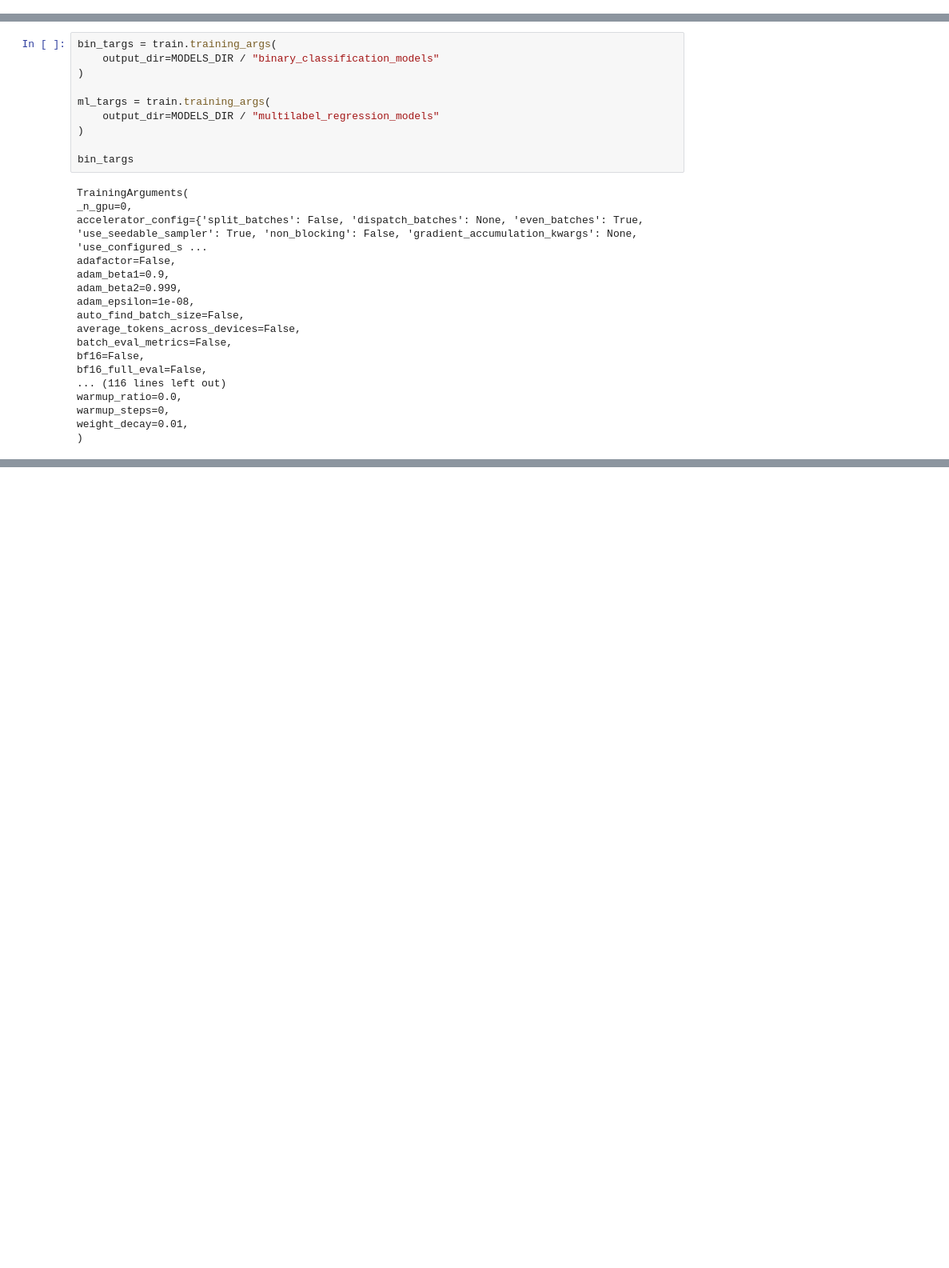
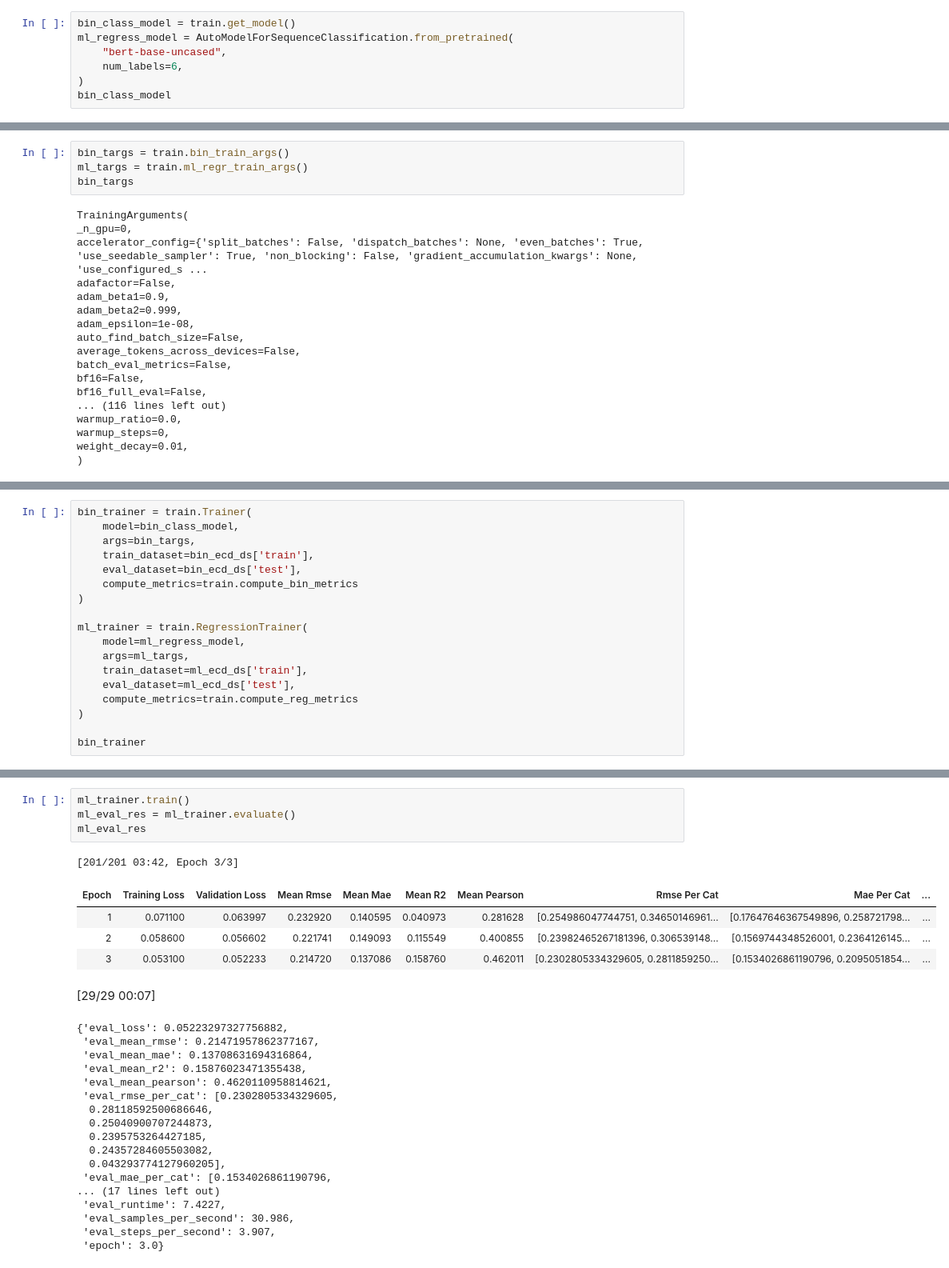
Before and after one commit to dlsmallw/NLPinitiative, a Jupyter notebook: notebooks/Data_Preparation_Notes.ipynb, the cells around one changed output, grey strips where cells are left out. Shown at 80% size. Cells and saved outputs as stored; diff of their text form; blank space fills up the shorter version.

Commit message:
Task-261 Implement and tweak training logic

```diff
--- a/notebooks/Data_Preparation_Notes.ipynb
+++ b/notebooks/Data_Preparation_Notes.ipynb
@@ -220,0 +184,7 @@ BertForSequenceClassification(
+# %%
+bin_class_model = train.get_model()
+ml_regress_model = AutoModelForSequenceClassification.from_pretrained(
+    "bert-base-uncased",
+    num_labels=6,
+)
+bin_class_model
@@ -221,14 +213,8 @@ BertForSequenceClassification(
 # %% [markdown]
 # Initializing training arguments:
 # %%
-bin_targs = train.training_args(
-    output_dir=MODELS_DIR / "binary_classification_models"
-)
-
-ml_targs = train.training_args(
-    output_dir=MODELS_DIR / "multilabel_regression_models"
-)
-
+bin_targs = train.bin_train_args()
+ml_targs = train.ml_regr_train_args()
 bin_targs
 # %% [output]
 TrainingArguments(
@@ -250,0 +239,18 @@ weight_decay=0.01,
+# %%
+bin_trainer = train.Trainer(
+    model=bin_class_model,
+    args=bin_targs,
+    train_dataset=bin_ecd_ds['train'],
+    eval_dataset=bin_ecd_ds['test'],
+    compute_metrics=train.compute_bin_metrics
+)
+
+ml_trainer = train.RegressionTrainer(
+    model=ml_regress_model,
+    args=ml_targs,
+    train_dataset=ml_ecd_ds['train'],
+    eval_dataset=ml_ecd_ds['test'],
+    compute_metrics=train.compute_reg_metrics
+)
+
+bin_trainer
@@ -250,0 +287,28 @@ weight_decay=0.01,
+# %%
+ml_trainer.train()
+ml_eval_res = ml_trainer.evaluate()
+ml_eval_res
+# %% [output]
+[201/201 03:42, Epoch 3/3]
+| Epoch | Training Loss | Validation Loss | Mean Rmse | Mean Mae | Mean R2 | Mean Pearson | Rmse Per Cat | Mae Per Cat | ... |
+| 1 | 0.071100 | 0.063997 | 0.232920 | 0.140595 | 0.040973 | 0.281628 | [0.254986047744751, 0.34650146961... | [0.17647646367549896, 0.258721798... | ... |
+| 2 | 0.058600 | 0.056602 | 0.221741 | 0.149093 | 0.115549 | 0.400855 | [0.23982465267181396, 0.306539148... | [0.1569744348526001, 0.2364126145... | ... |
+| 3 | 0.053100 | 0.052233 | 0.214720 | 0.137086 | 0.158760 | 0.462011 | [0.2302805334329605, 0.2811859250... | [0.1534026861190796, 0.2095051854... | ... |
+[29/29 00:07]
+{'eval_loss': 0.05223297327756882,
+ 'eval_mean_rmse': 0.21471957862377167,
+ 'eval_mean_mae': 0.13708631694316864,
+ 'eval_mean_r2': 0.15876023471355438,
+ 'eval_mean_pearson': 0.4620110958814621,
+ 'eval_rmse_per_cat': [0.2302805334329605,
+  0.28118592500686646,
+  0.25040900707244873,
+  0.2395753264427185,
+  0.24357284605503082,
+  0.043293774127960205],
+ 'eval_mae_per_cat': [0.1534026861190796,
+... (17 lines left out)
+ 'eval_runtime': 7.4227,
+ 'eval_samples_per_second': 30.986,
+ 'eval_steps_per_second': 3.907,
+ 'epoch': 3.0}
```
Also changed, not shown: parts of 15 cells of this notebook, 2 other files.
